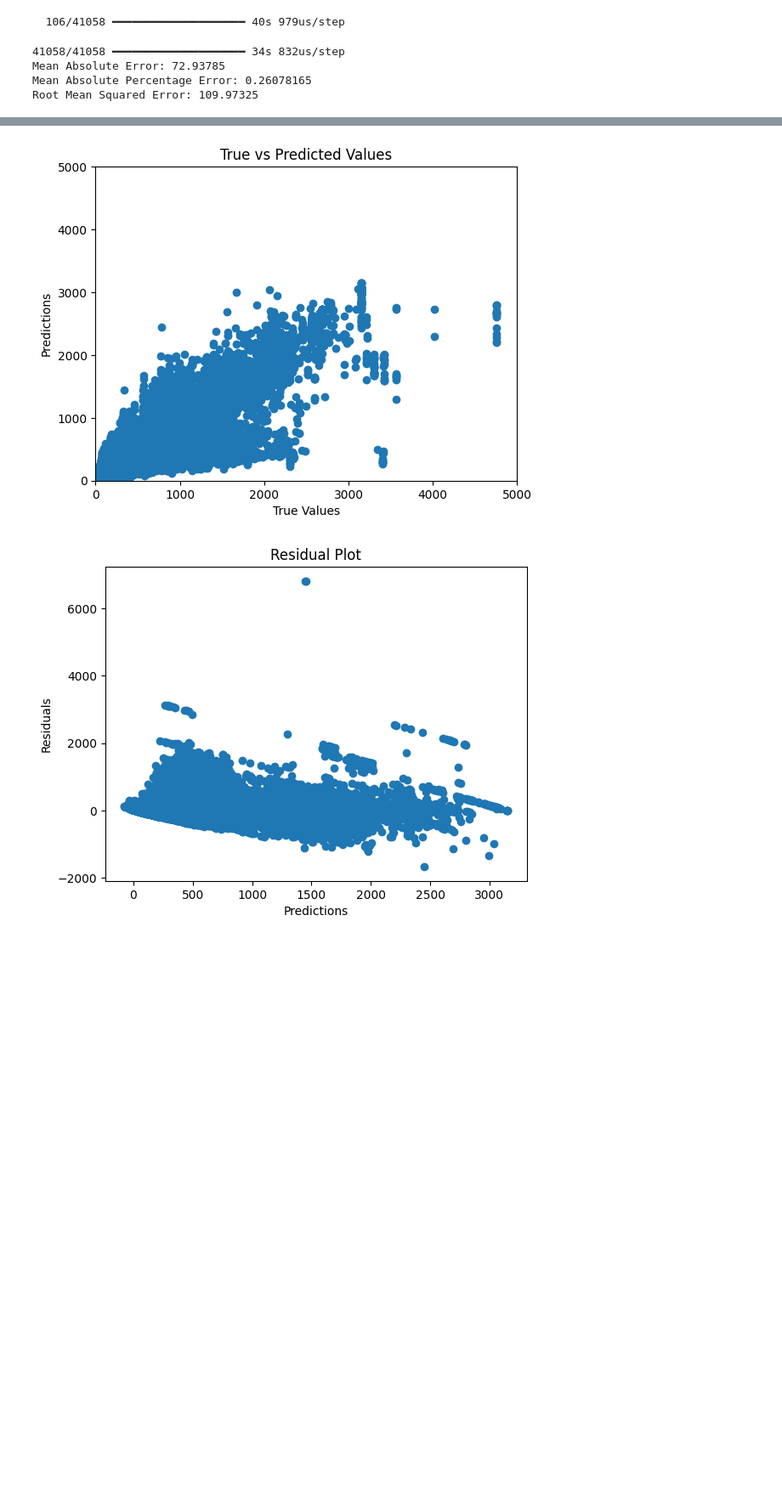
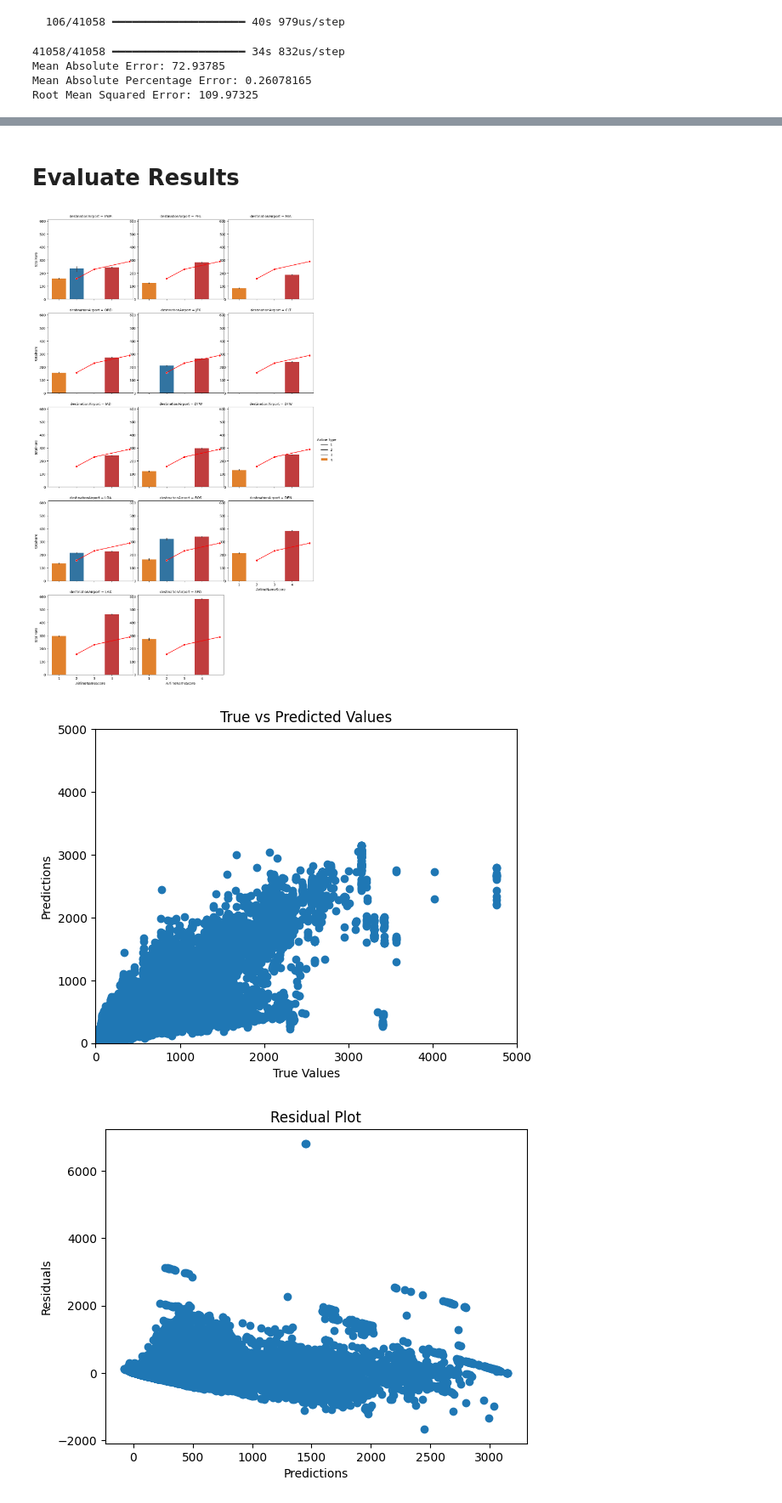
Before and after one commit to raym2828/adv_mla_at3_experimentation, a Jupyter notebook: notebooks/3_tsui_raymond_10701389_Model.ipynb, the cells around one changed output, grey strips where cells are left out. Shown at 85% size. Drawn from its saved outputs; the diff is of its cells as text; code cells hidden in the pictures; blank space fills up the shorter version.

```diff
--- a/notebooks/3_tsui_raymond_10701389_Model.ipynb
+++ b/notebooks/3_tsui_raymond_10701389_Model.ipynb
@@ -336,3 +618,67 @@ Skipping registering GPU devices...
+# %% [markdown]
+# Evaluate Results
+# %%
+import seaborn as sns
+
+# Graph the avg prices by airline
+
+# graph for economy cabine segment
+filtered_df = df_train[(df_train['CabinCode'] == 1.0) & (df_train['startingAirport'] == 'ATL') & (df_train['isNonStop'] == 1)]
+
+# Define a custom color palette
+# Define colors for each airline type
+type_colors = {
+    1: '#ff7f0e',  # Ultra Low Cost
+    2: '#1f77b4',  # Budget
+    3: '#2ca02c',  # Regional
+    4: '#d62728'   # Full Service
+}
+# Airline Encoding
+# 1: Ultra Low Cost, 2: Budget, 3: Regional, 4: Full Service
+
+
+# Add a legend
+legend_labels = {
+    1: 'Ultra Low Cost',
+    2: 'Budget',
+    3: 'Regional',
+    4: 'Full Service'
+}
+
+
+# palette for AirlineNameScore using type_colors
+palette = {key: type_colors.get(key) for key in filtered_df['AirlineNameScore'].unique()}
+
+# Create a FacetGrid to plot data for different destination airports
+g = sns.FacetGrid(filtered_df, col='destinationAirport', col_wrap=3, height=4)
+order_airlinetype = [1,2,3,4]
+
+# Map the barplot to the FacetGrid with the custom color palette
+g.map_dataframe(sns.barplot, x='AirlineNameScore', y='totalFare', hue='AirlineNameScore', palette=palette, order=order_airlinetype)
+
+for ax in g.axes.flat:
+    ax2 = ax.twinx()  # Create a secondary y-axis
+    sns.lineplot(x='AirlineNameScore', y='totalFare_pred', data=filtered_df, ax=ax2, color='red', marker='o')
+
+    # Set the same y-limits for both axes
+    y_min = min(ax.get_ylim()[0], ax2.get_ylim()[0])
+    y_max = max(ax.get_ylim()[1], ax2.get_ylim()[1])
+    ax.set_ylim(y_min, y_max)
+    ax2.set_ylim(y_min, y_max)
+    # Hide the secondary y-axis ticks and labels
+    ax2.set_yticks([])
+    ax2.set_ylabel('')
+
+
+# Add a legend
+g.add_legend(title='Airline Type', labels=legend_labels)
+
+
+
+# Show the plot
+plt.show()
+# %% [output]
+[figure, added]
 # %%
 import matplotlib.pyplot as plt
 # Scatter plot of true vs predicted values
```
Also changed, not shown: parts of 20 cells of this notebook, 4 other files.
